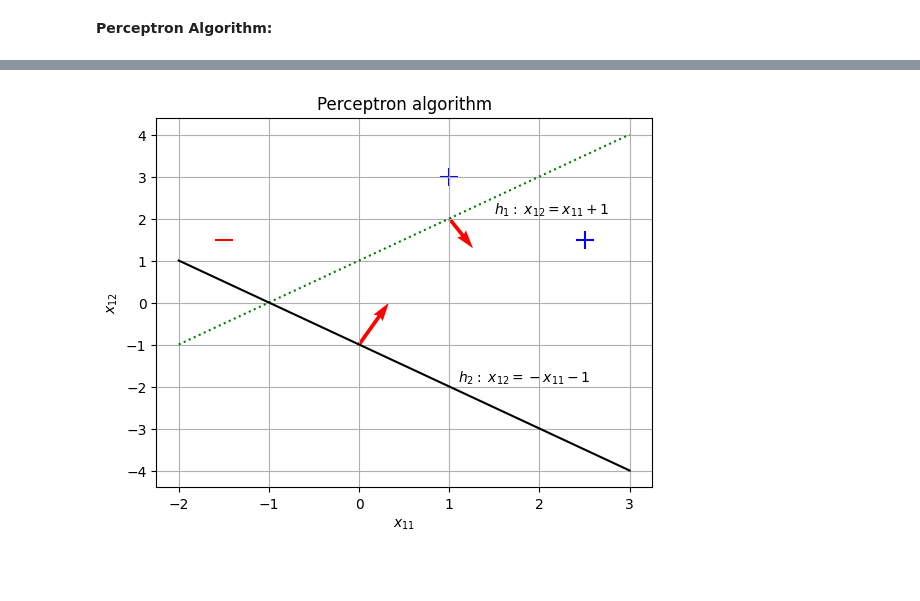
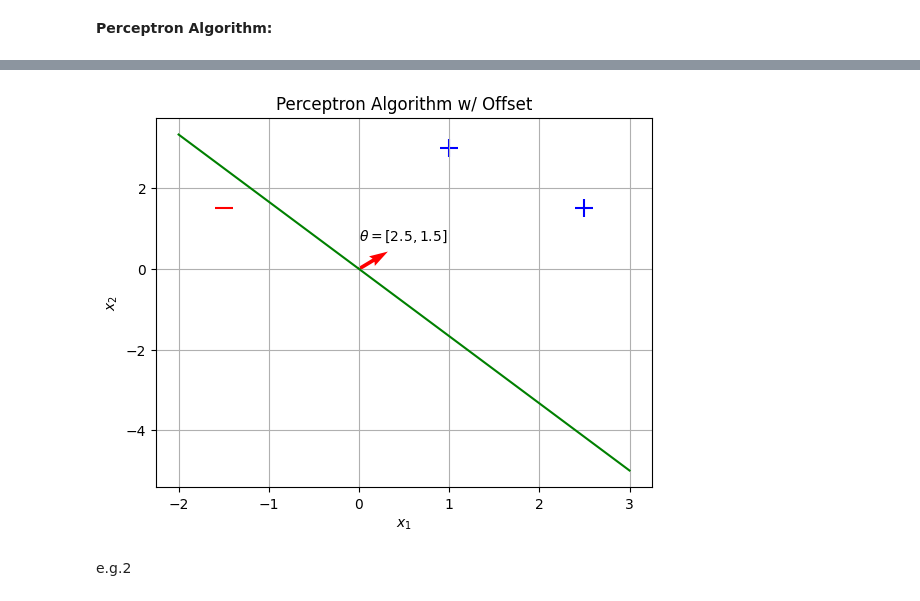
Before and after one commit to pquynhvu/ML, a Jupyter notebook: perceptrons.ipynb, the cells around one changed output, grey strips where cells are left out. Cells and saved outputs as stored; diff of their text form; code cells hidden in the pictures; blank space fills up the shorter version.

```diff
--- a/perceptrons.ipynb
+++ b/perceptrons.ipynb
@@ -10,6 +14,7 @@ import seaborn as sns
 # %%
-x = np.array([[1,3],[2.5, 1.5], [-1.5, 1.5]])
+X = np.array([[1,3],[2.5, 1.5], [-1.5, 1.5]])
 y = [1, 1, - 1]
+df = pd.DataFrame(X, columns=['x1', 'x2'])
+df = df.assign(y = y)
 
-X = pd.DataFrame(x, columns=['x11', 'x12'])
-X = X.assign(y = y)
+perceptron_with_offset(X, y, 100)
@@ -30,19 +28,17 @@ for t in range(100):
 # %%
-plt.scatter(X[X['y'] > 0]['x11'], X[X['y'] > 0]['x12'], marker='+', s=150, c='b')
-plt.scatter(X[X['y'] < 0]['x11'], X[X['y'] < 0]['x12'], marker='_', s=150, c='r')
+plt.scatter(df[df['y']==1]['x1'], df[df['y']==1]['x2'], marker='+', s=150, c='b')
+plt.scatter(df[df['y']==-1]['x1'], df[df['y']==-1]['x2'], marker='_', s=150, c='r')
+plt.plot(np.linspace(-2, 3, num=10), - 2.5*np.linspace(-2, 3, num=10)/1.5, color='g')
+plt.title('Perceptron Algorithm w/ Offset')
+plt.xlabel('$x_{1}$')
+plt.ylabel('$x_{2}$')
 
-plt.plot(np.linspace(-2, 3, num=10), np.linspace(-2, 3, num=10) + 1, 'g:')
-plt.text(1.5, 2.1, '$h_1:$ $x_{12} = x_{11} + 1$')
-plt.quiver(1, 2, 0.4, -0.5, color='r', units='xy', scale=1)
+plt.quiver(0, 0, 2.5, 1.5, color='r', units='xy', scale=5)
+plt.text(0, 0.7, '$\\theta = [2.5, 1.5]$')
 
-plt.plot(np.linspace(-2, 3, num=10), - np.linspace(-2, 3, num=10) - 1, 'k')
-plt.text(1.1, -1.9, '$h_2:$ $x_{12} = - x_{11} - 1$')
-plt.quiver(0, -1, 0.5, 0.7, color='r', units='xy', scale=1)
-
-plt.xlabel('$x_{11}$')
-plt.ylabel('$x_{12}$')
-plt.title('Perceptron algorithm')
 plt.grid()
 plt.show()
 # %% [output]
-[figure, old version]
+[figure, new version]
+# %% [markdown]
+e.g.2
```
Also changed, not shown: parts of 16 cells of this notebook, 2 other files.
